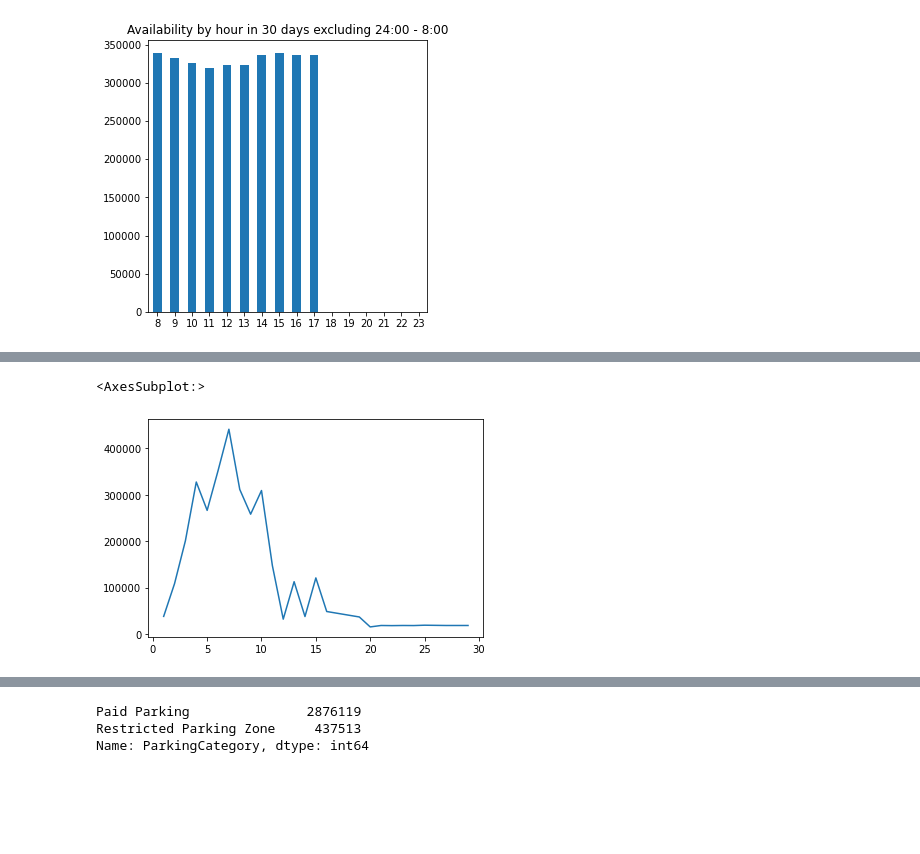
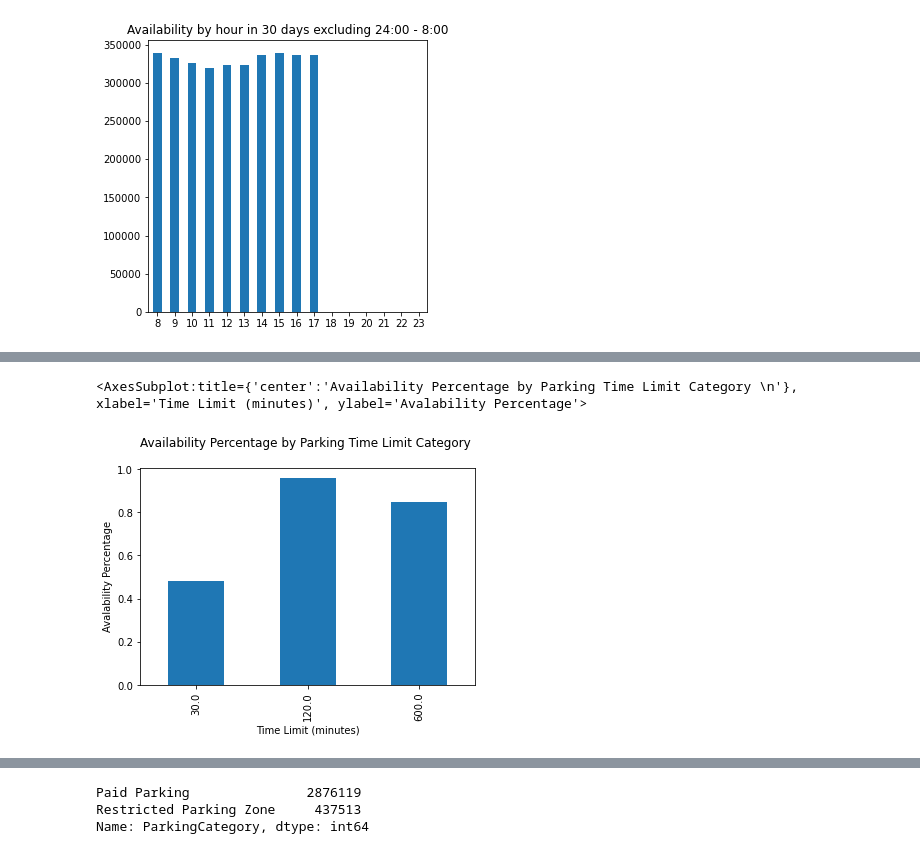
Before and after one commit to binhuiyun/cs6220-data-project, a Jupyter notebook: parking/data_visualization.ipynb, the cells around one changed output, grey strips where cells are left out. Saved outputs shown, nothing was run; the diff lists cells and outputs as text; code cells hidden in the pictures; blank space fills up the shorter version.

```diff
--- a/parking/data_visualization.ipynb
+++ b/parking/data_visualization.ipynb
@@ -87,6 +148,10 @@ ParkingTimeLimitCategory_neg.plot.bar()
+# %%
+a.plot.bar(title="Availability Percentage by Parking Time Limit Category \n",
+xlabel='Time Limit (minutes)', ylabel='Avalability Percentage')
+# %% [output]
+<AxesSubplot:title={'center':'Availability Percentage by Parking Time Limit Category \n'}, xlabel='Time Limit (minutes)', ylabel='Avalability Percentage'>
+[figure, added]
 # %%
 ParkingSpaceCount = df_has_available['ParkingSpaceCount'].value_counts().sort_index()
-ParkingSpaceCount.plot.line()
+ParkingSpaceCountAll = df['ParkingSpaceCount'].value_counts().sort_index()
+ParkingSpaceCount_neg = df_no_available['ParkingSpaceCount'].value_counts().sort_index()
-# %% [output]
-<AxesSubplot:>
-[figure, removed]
```
Also changed, not shown: parts of 13 cells of this notebook.
